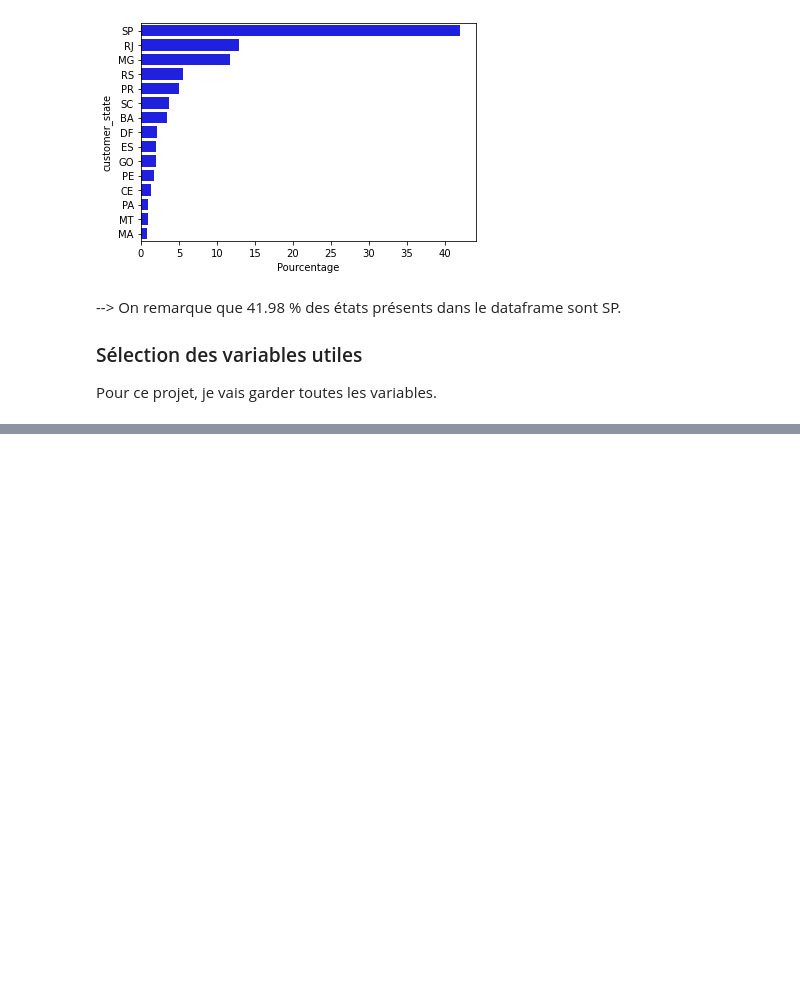
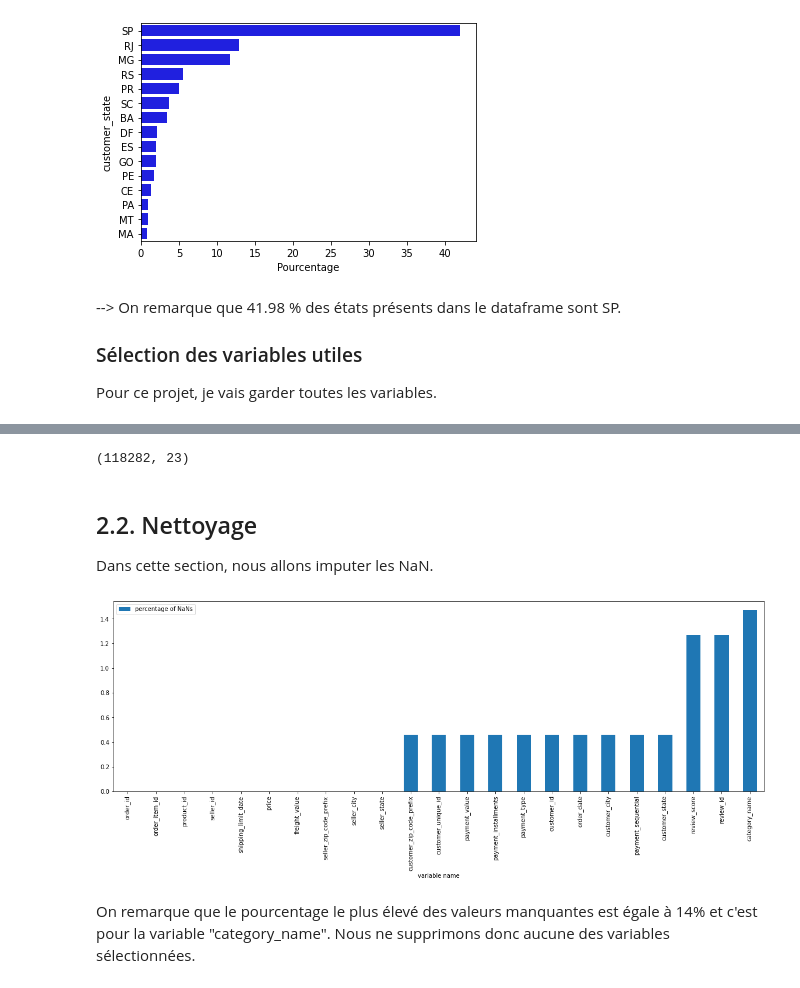
Before and after one commit to Soumaya-kh/POlist, a Jupyter notebook: POLIST_01_notebookanalyse.ipynb, the cells around one changed output, grey strips where cells are left out. Drawn from its saved outputs; the diff is of its cells as text; code cells hidden in the pictures; blank space fills up the shorter version.

```diff
--- a/POLIST_01_notebookanalyse.ipynb
+++ b/POLIST_01_notebookanalyse.ipynb
@@ -691,0 +867,18 @@ Pour ce projet, je vais garder toutes les variables.
+# %%
+# Fusion des dataframes orders_df et reviews_df par la colonne commune 'order_id'
+orders_df = orders_df.merge(reviews_df, how='left', on='order_id')
+
+# Fusion des dataframes orders_df et payments par la colonne commune 'order_id'
+orders_df = orders_df.merge(payments, how='left', on='order_id')
+
+# Fusion des dataframes orders_df et customers par la colonne commune 'customer_id'
+orders_df = orders_df.merge(customers, how='left', on='customer_id')
+# %%
+# Fusion des dataframes items et products_df par la colonne commune 'product_id'
+items = items.merge(products_df, how='left', on='product_id')
+# %%
+# Fusion des dataframes items et sellers par la colonne commune 'seller_id'
+items = items.merge(sellers, how='left', on='seller_id')
+# %%
+# Fusion des dataframes items et orders_df par la colonne commune 'order_id'
+df = pd.merge(items, orders_df, how='left', on='order_id')
@@ -691,0 +896,15 @@ Pour ce projet, je vais garder toutes les variables.
+# %%
+df.shape
+# %% [output]
+(118282, 23)
+# %% [markdown]
+## 2.2. Nettoyage
+
+Dans cette section, nous allons imputer les NaN.
+# %%
+#affichage des barplots des valeurs manquantes
+my.nans_df(df)
+# %% [output]
+[figure, added]
+# %% [markdown]
+On remarque que le pourcentage le plus élevé des valeurs manquantes est égale à 14% et c'est pour la variable "category_name". Nous ne supprimons donc aucune des variables sélectionnées.
```
Also changed, not shown: parts of 91 cells of this notebook.
